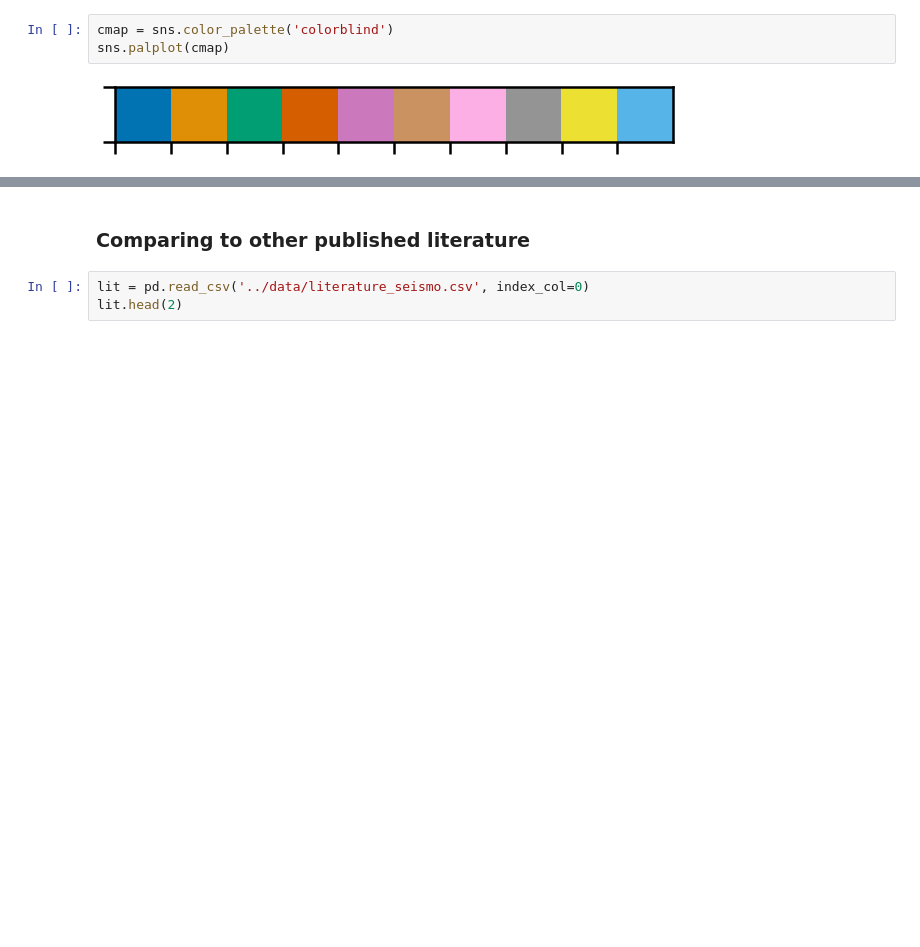
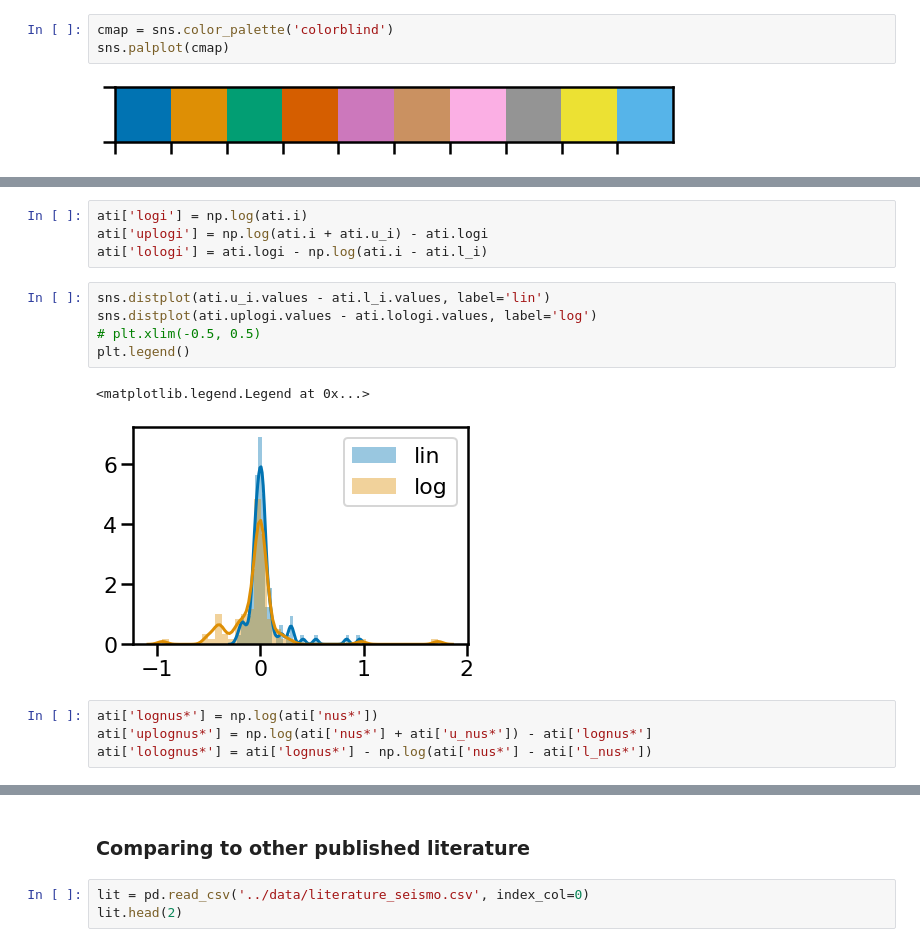
Before and after one commit to ojhall94/malatium, a Jupyter notebook: paper/literature_comparisons_alt.ipynb, the cells around one changed output, grey strips where cells are left out. Saved outputs shown, nothing was run; the diff lists cells and outputs as text; blank space fills up the shorter version.

```diff
--- a/paper/literature_comparisons_alt.ipynb
+++ b/paper/literature_comparisons_alt.ipynb
@@ -47,0 +169,16 @@ sns.palplot(cmap)
+# %%
+ati['logi'] = np.log(ati.i)
+ati['uplogi'] = np.log(ati.i + ati.u_i) - ati.logi
+ati['lologi'] = ati.logi - np.log(ati.i - ati.l_i)
+# %%
+sns.distplot(ati.u_i.values - ati.l_i.values, label='lin')
+sns.distplot(ati.uplogi.values - ati.lologi.values, label='log')
+# plt.xlim(-0.5, 0.5)
+plt.legend()
+# %% [output]
+<matplotlib.legend.Legend at 0x...>
+[figure, added]
+# %%
+ati['lognus*'] = np.log(ati['nus*'])
+ati['uplognus*'] = np.log(ati['nus*'] + ati['u_nus*']) - ati['lognus*']
+ati['lolognus*'] = ati['lognus*'] - np.log(ati['nus*'] - ati['l_nus*'])
```
Also changed, not shown: parts of 26 cells of this notebook, 6 other files.
